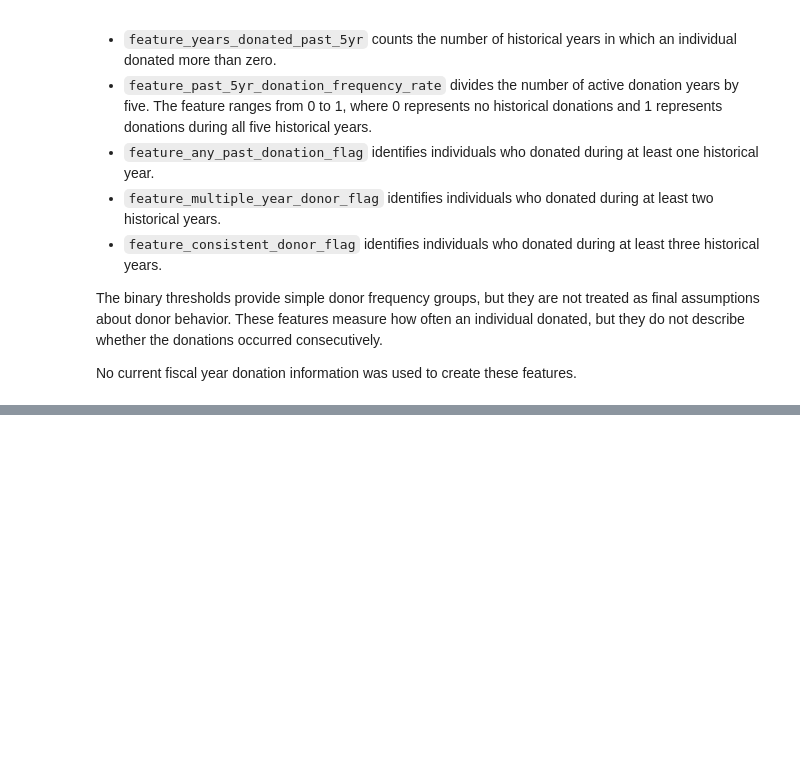
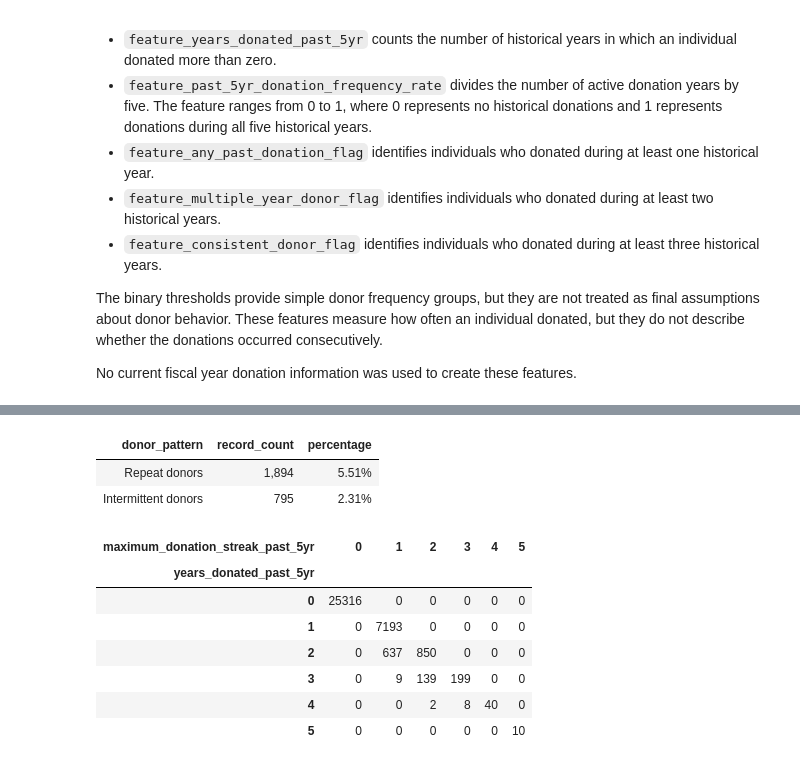
Before and after one commit to MDarkHead/red-cross-donor-prediction, a Jupyter notebook: notebooks/04_feature_engineering.ipynb, the cells around one changed output, grey strips where cells are left out. Saved outputs shown, nothing was run; the diff lists cells and outputs as text; code cells hidden in the pictures; blank space fills up the shorter version.

Commit message:
P4; Task 7: Donation Streaks Features Complete

```diff
--- a/notebooks/04_feature_engineering.ipynb
+++ b/notebooks/04_feature_engineering.ipynb
@@ -1508,0 +1754,56 @@ No current fiscal year donation information was used to create these features.
+# %%
+# Summarize repeat and intermittent donor patterns
+donor_pattern_summary = pd.DataFrame(
+    {
+        "donor_pattern": [
+            "Repeat donors",
+            "Intermittent donors",
+        ],
+        "record_count": [
+            df[REPEAT_DONOR_COLUMN].sum(),
+            df[INTERMITTENT_DONOR_COLUMN].sum(),
+        ],
+    }
+)
+
+donor_pattern_summary["percentage"] = (
+    donor_pattern_summary["record_count"]
+    / len(df)
+    * 100
+).round(2)
+
+display(
+    donor_pattern_summary.style.format({
+        "percentage": lambda x: f"{x:,.2f}".rstrip('0').rstrip('.') + "%" if isinstance(x, (int, float)) else x,
+        "record_count": lambda x: f"{x:,.2f}".rstrip('0').rstrip('.') if isinstance(x, (int, float)) else x
+    }).hide(axis="index")
+)
+# %% [output]
+| donor_pattern | record_count | percentage |
+| Repeat donors | 1,894 | 5.51% |
+| Intermittent donors | 795 | 2.31% |
+# %%
+# Compare num of active years with max streak
+frequency_streak_comparison = pd.crosstab(
+    df[ACTIVE_YEAR_COUNT_COLUMN],
+    df[MAX_STREAK_COLUMN],
+)
+
+frequency_streak_comparison.index.name = (
+    "years_donated_past_5yr"
+)
+
+frequency_streak_comparison.columns.name = (
+    "maximum_donation_streak_past_5yr"
+)
+
+display(frequency_streak_comparison)
+# %% [output]
+| maximum_donation_streak_past_5yr | 0 | 1 | 2 | 3 | 4 | 5 |
+| years_donated_past_5yr |  |  |  |  |  |  |
+| 0 | 25316 | 0 | 0 | 0 | 0 | 0 |
+| 1 | 0 | 7193 | 0 | 0 | 0 | 0 |
+| 2 | 0 | 637 | 850 | 0 | 0 | 0 |
+| 3 | 0 | 9 | 139 | 199 | 0 | 0 |
+| 4 | 0 | 0 | 2 | 8 | 40 | 0 |
+| 5 | 0 | 0 | 0 | 0 | 0 | 10 |
```
Also changed, not shown: parts of 5 cells of this notebook.
